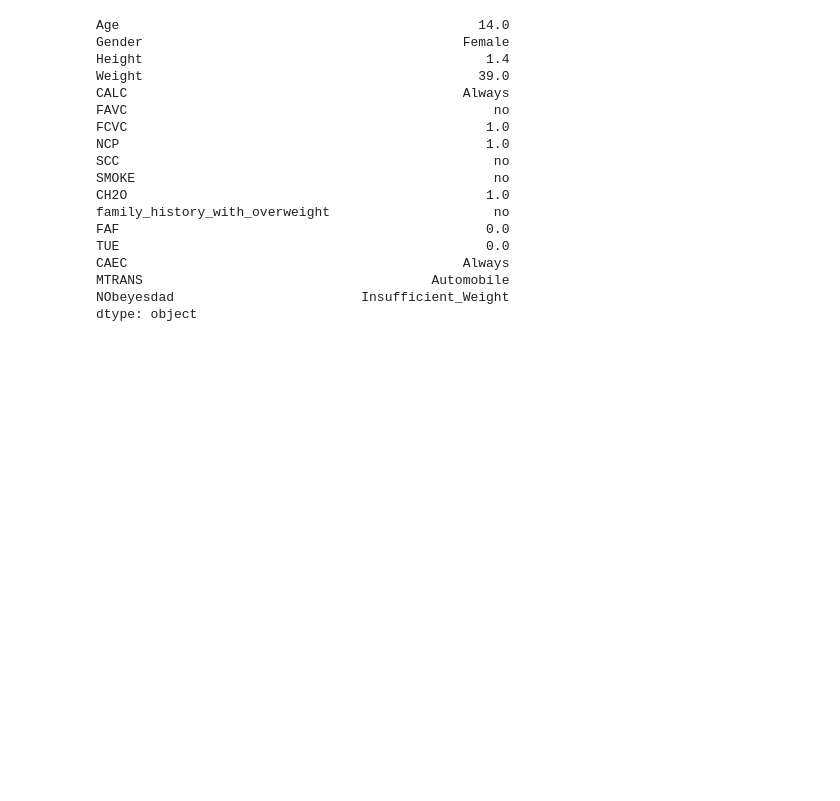
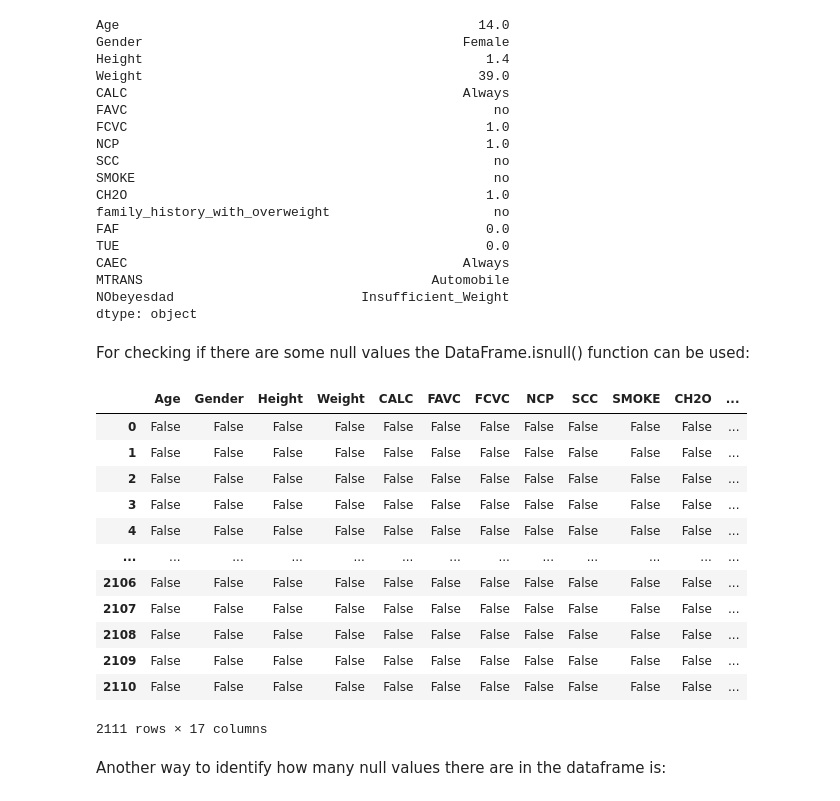
Before and after one commit to letizialanza01/SR_Obesity_Project, a Jupyter notebook: SR_Obesity_Project.ipynb, the cells around one changed output. Cells and saved outputs as stored; diff of their text form; code cells hidden in the pictures; blank space fills up the shorter version.

Commit message:
checking null values

```diff
--- a/SR_Obesity_Project.ipynb
+++ b/SR_Obesity_Project.ipynb
@@ -224,3 +224,23 @@ CAEC                                           Always
 MTRANS                                     Automobile
 NObeyesdad                        Insufficient_Weight
 dtype: object
+# %% [markdown]
+For checking if there are some null values the DataFrame.isnull() function can be used:
+# %%
+obesity_df.isnull()
+# %% [output]
+|  | Age | Gender | Height | Weight | CALC | FAVC | FCVC | NCP | SCC | SMOKE | CH2O | ... |
+| 0 | False | False | False | False | False | False | False | False | False | False | False | ... |
+| 1 | False | False | False | False | False | False | False | False | False | False | False | ... |
+| 2 | False | False | False | False | False | False | False | False | False | False | False | ... |
+| 3 | False | False | False | False | False | False | False | False | False | False | False | ... |
+| 4 | False | False | False | False | False | False | False | False | False | False | False | ... |
+| ... | ... | ... | ... | ... | ... | ... | ... | ... | ... | ... | ... | ... |
+| 2106 | False | False | False | False | False | False | False | False | False | False | False | ... |
+| 2107 | False | False | False | False | False | False | False | False | False | False | False | ... |
+| 2108 | False | False | False | False | False | False | False | False | False | False | False | ... |
+| 2109 | False | False | False | False | False | False | False | False | False | False | False | ... |
+| 2110 | False | False | False | False | False | False | False | False | False | False | False | ... |
+2111 rows × 17 columns
+# %% [markdown]
+Another way to identify how many null values there are in the dataframe is:
```
Also changed, not shown: parts of 7 cells of this notebook.
